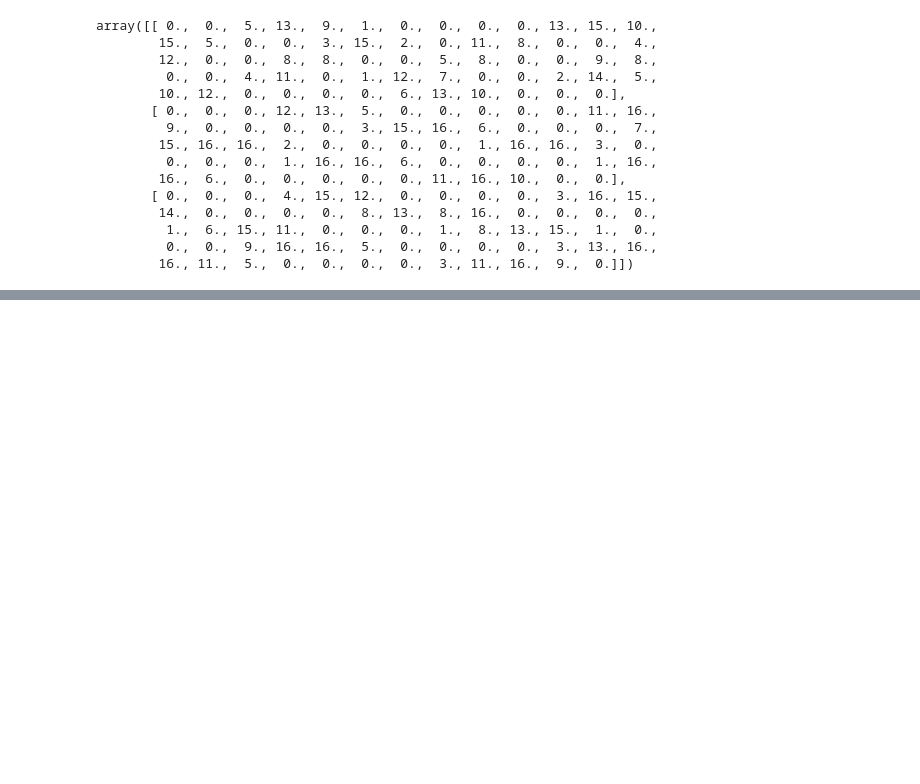
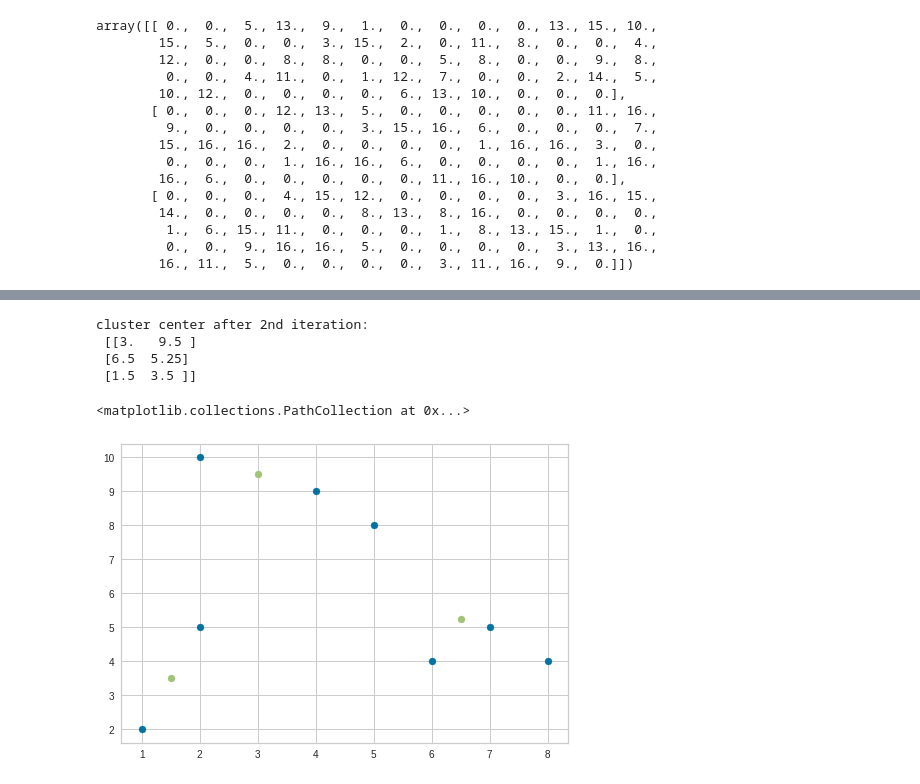
Before and after one commit to coder178/ML_Sem6, a Jupyter notebook: ML_Lab9.ipynb, the cells around one changed output, grey strips where cells are left out. Drawn from its saved outputs; the diff is of its cells as text; code cells hidden in the pictures; blank space fills up the shorter version.

```diff
--- a/ML_Lab9.ipynb
+++ b/ML_Lab9.ipynb
@@ -116,0 +202,15 @@ NameError: ignored
+# %%
+#2nd iteration
+kmeans = KMeans(n_clusters=3, init=c1, max_iter=1).fit(X)
+print("\ncluster center after 2nd iteration:\n", kmeans.cluster_centers_)
+
+c2 = kmeans.cluster_centers_
+plt.scatter(X[:,0], X[:,1])
+plt.scatter(c2[:,0], c2[:,1])
+# %% [output]
+cluster center after 2nd iteration:
+ [[3.   9.5 ]
+ [6.5  5.25]
+ [1.5  3.5 ]]
+<matplotlib.collections.PathCollection at 0x...>
+[figure, added]
```
Also changed, not shown: parts of 11 cells of this notebook.
